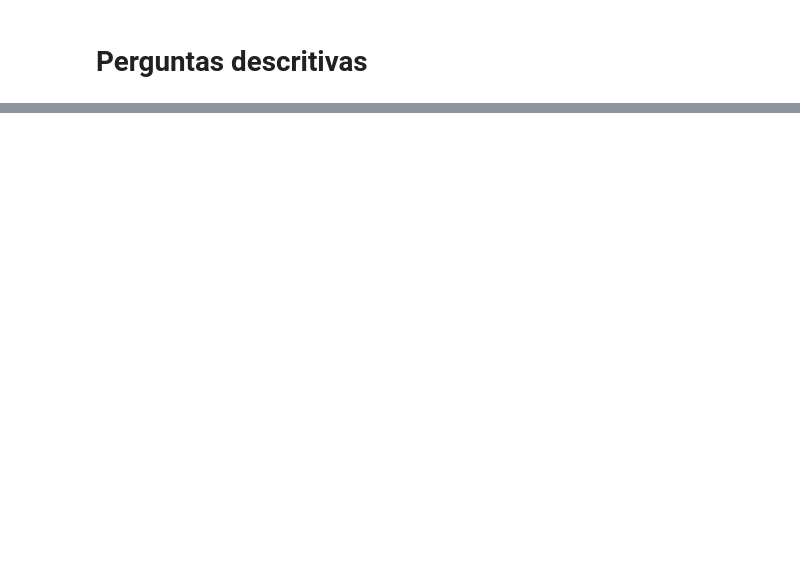
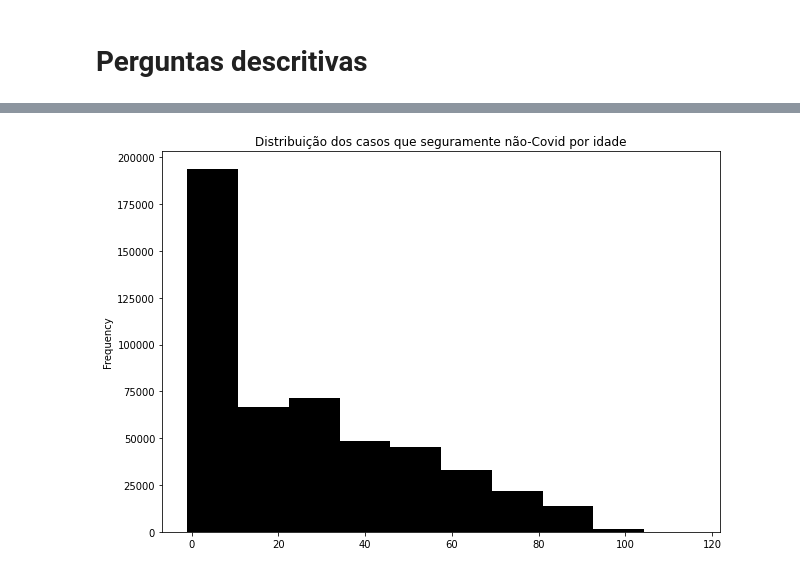
Before and after one commit to mateuspinto/subnotificacoes-covid, a Jupyter notebook: src/visualization.ipynb, the cells around one changed output, grey strips where cells are left out. Saved outputs shown, nothing was run; the diff lists cells and outputs as text; code cells hidden in the pictures; blank space fills up the shorter version.

```diff
--- a/src/visualization.ipynb
+++ b/src/visualization.ipynb
@@ -32,4 +36,10 @@ if True:
 # %%
 PANDEMIC_DAY_ZERO = '2020-02-06'
-unvaccinated_pre_pandemic = all_cases[(all_cases.dg_covid == 0) & (all_cases.vac_covid == 0) & (all_cases.cad_dt_notificacao < PANDEMIC_DAY_ZERO)]
-non_covid_post_pandemic = all_cases[(all_cases.dg_covid == 0) & (all_cases.vac_covid == 0) & (all_cases.cad_dt_notificacao >= PANDEMIC_DAY_ZERO)]
+non_covid_safe_cases = all_cases[(all_cases.dg_covid == 0) & (all_cases.vac_covid == 0) & (all_cases.cad_dt_notificacao < PANDEMIC_DAY_ZERO)]
+unknow_cases = all_cases[(all_cases.dg_covid == 0) & (all_cases.vac_covid == 0) & (all_cases.cad_dt_notificacao >= PANDEMIC_DAY_ZERO)]
+# %%
+plt.title("Distribuição dos casos que seguramente não-Covid por idade")
+non_covid_safe_cases.dropna(subset=['cad-idade']).set_index('cad_dt_notificacao')['cad-idade'].plot(kind='hist', color='black')
+plt.show()
+# %% [output]
+[figure, added]
```
Also changed, not shown: parts of 21 cells of this notebook, 1 other file.
